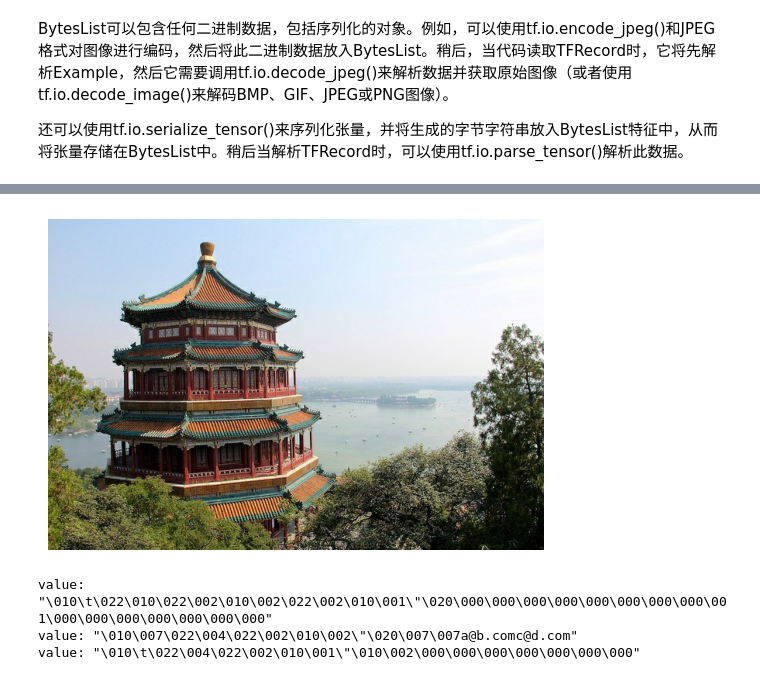
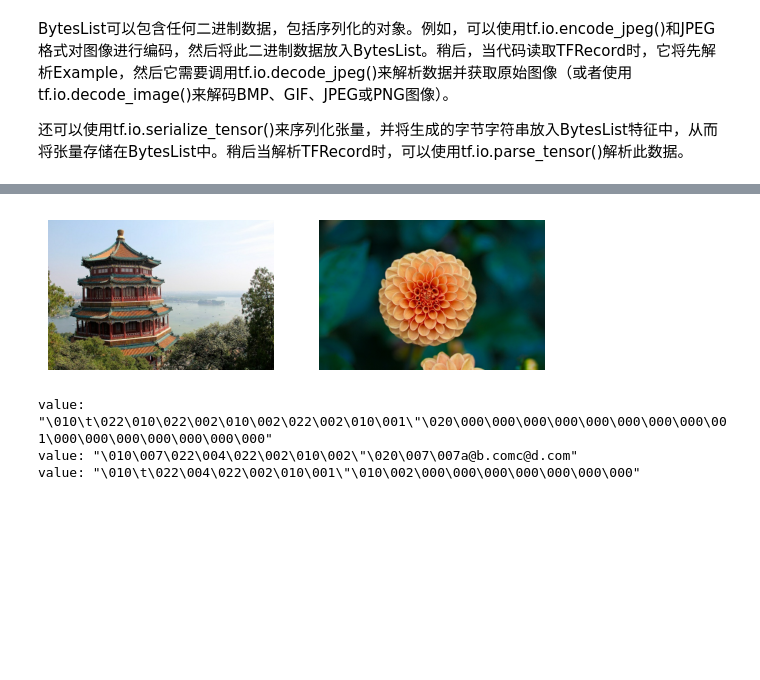
Before and after one commit to yt-one/ml-teach, a Jupyter notebook: 16_使用Tensorflow加载和预处理数据.ipynb, the cells around one changed output, grey strips where cells are left out. Saved outputs shown, nothing was run; the diff lists cells and outputs as text; code cells hidden in the pictures; blank space fills up the shorter version.

```diff
--- a/16_使用Tensorflow加载和预处理数据.ipynb
+++ b/16_使用Tensorflow加载和预处理数据.ipynb
@@ -688,10 +771,18 @@ BytesList可以包含任何二进制数据，包括序列化的对象。例如
 # %%
 import matplotlib.pyplot as plt
 from sklearn.datasets import load_sample_images
+import tensorflow as tf
+import numpy as np
 
 img = load_sample_images()["images"][0]
+img2 = load_sample_images()["images"][1]
+
+plt.subplot(121)
 plt.imshow(img)
 plt.axis("off")
-plt.title("Original Image")
+
+plt.subplot(122)
+plt.imshow(img2)
+plt.axis("off")
 plt.show()
 # %% [output]
@@ -699,25 +794,40 @@ plt.show()
 # %%
 data = tf.io.encode_jpeg(img)
-example_with_image = Example(features=Features(feature={
-    "image": Feature(bytes_list=BytesList(value=[data.numpy()]))}))
+data2 = tf.io.encode_jpeg(img2)
+
+example_with_image = Example(features=Features(feature=
+    {
+    "images": Feature(bytes_list=BytesList(value=[data.numpy(), data2.numpy()]))
+    }))
 serialized_example = example_with_image.SerializeToString()
-with tf.io.TFRecordWriter("my_image.tfrecord") as f:
+with tf.io.TFRecordWriter("my_images.tfrecord") as f:
     f.write(serialized_example)
 # %%
-feature_description = {"image": tf.io.VarLenFeature(tf.string) }
+feature_description = {"images": tf.io.VarLenFeature(tf.string) }
 
 def parse(serialized_example):
     example_with_image = tf.io.parse_single_example(serialized_example,
                                                     feature_description)
-    return tf.io.decode_image(example_with_image["image"].values[0])
+    return example_with_image
 
-dataset = tf.data.TFRecordDataset("my_image.tfrecord").map(parse)
+dataset = tf.data.TFRecordDataset(["my_images.tfrecord"]).map(parse)
+
+
 for image in dataset:
-    plt.imshow(image)
+    all_imgs =  image["images"].values
+    plt.subplot(121)
+
+    img1 =  tf.io.decode_image(all_imgs[0])
+    plt.imshow(img1)
+    plt.axis("off")
+
+    plt.subplot(122)
+    img2 =  tf.io.decode_image(all_imgs[1])
+    plt.imshow(img2)
     plt.axis("off")
     plt.show()
 # %% [output]
-[figure, old version]
+[figure, new version]
 # %%
 # 张量序列化 + 解析
 tensor = tf.constant([[0., 1.], [2., 3.], [4., 5.]])
```
Also changed, not shown: parts of 27 cells of this notebook, 1 other file.
